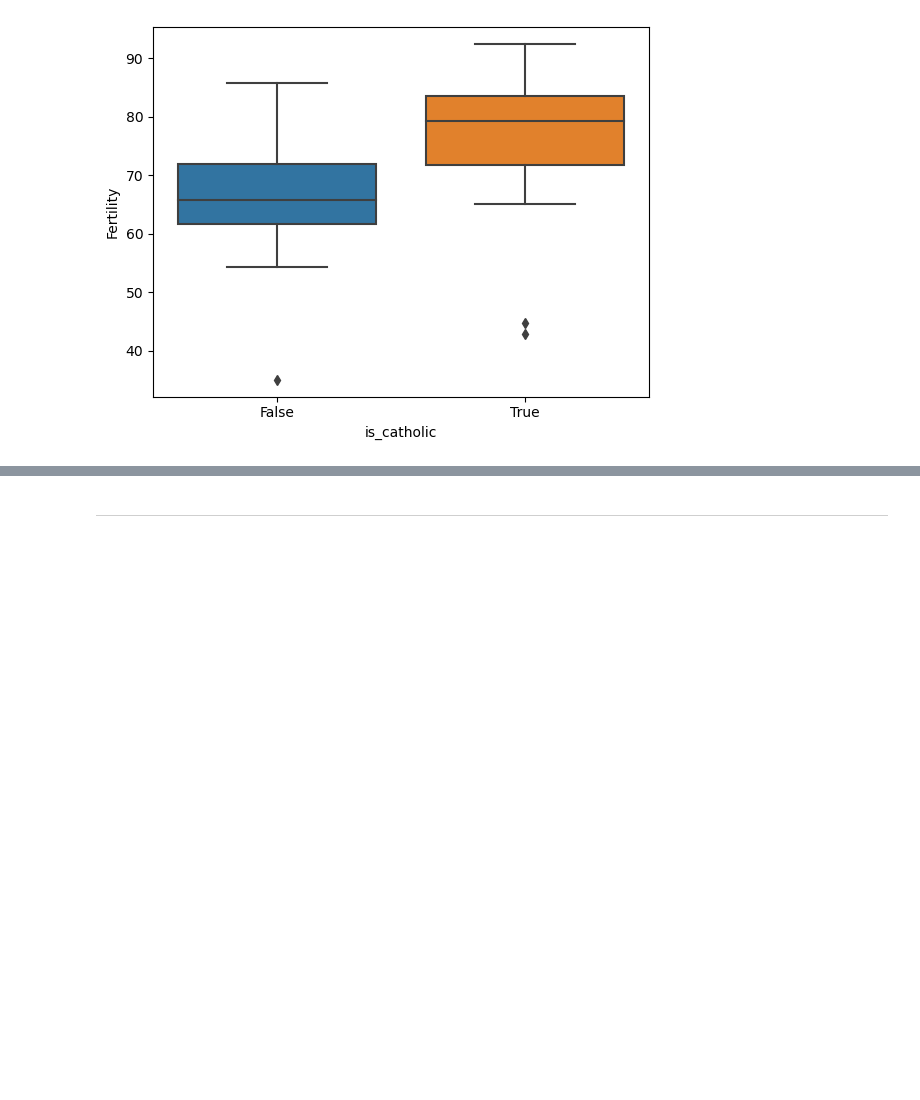
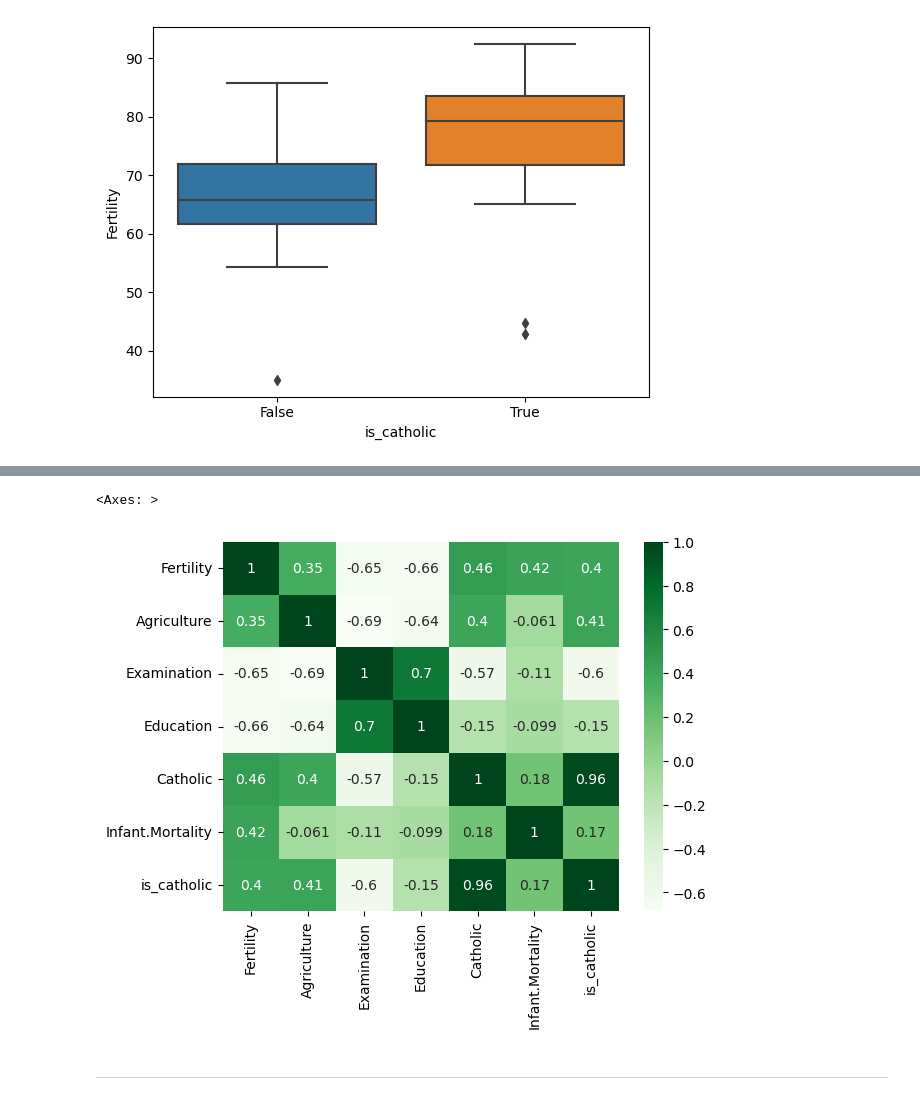
Before and after one commit to jeremiah-toribio/numpy-pandas-visualization-exercises, a Jupyter notebook: seaborn_exercises.ipynb, the cells around one changed output, grey strips where cells are left out. Saved outputs shown, nothing was run; the diff lists cells and outputs as text; code cells hidden in the pictures; blank space fills up the shorter version.

```diff
--- a/seaborn_exercises.ipynb
+++ b/seaborn_exercises.ipynb
@@ -224,3 +242,8 @@ sns.pairplot(swiss)
+# %%
+sns.heatmap(swiss.corr(), annot=True, cmap='Greens')
+# %% [output]
+<Axes: >
+[figure, added]
 # %% [markdown]
 ---
 # %% [markdown]
```
Also changed, not shown: parts of 15 cells of this notebook, 2 other files.
